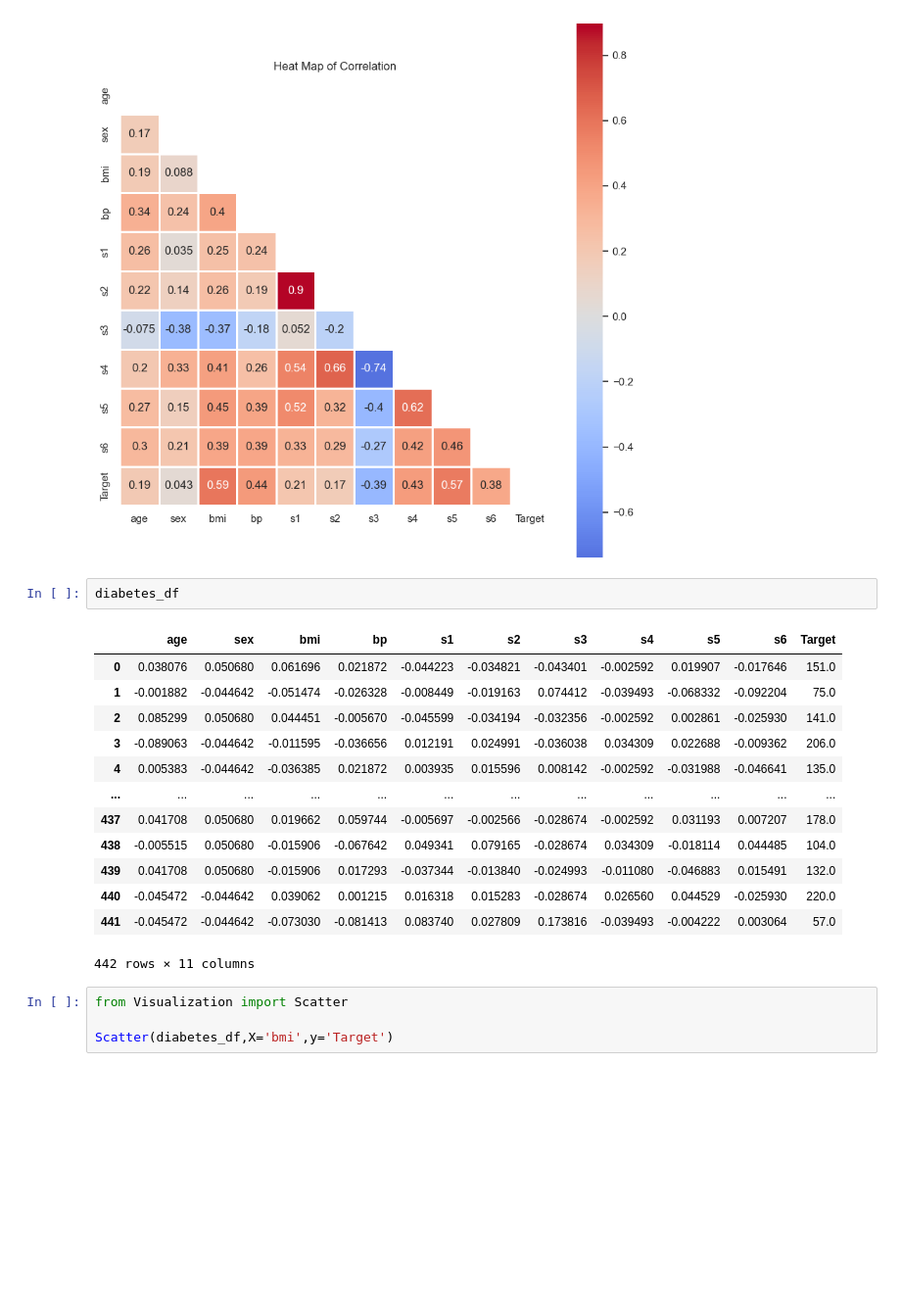
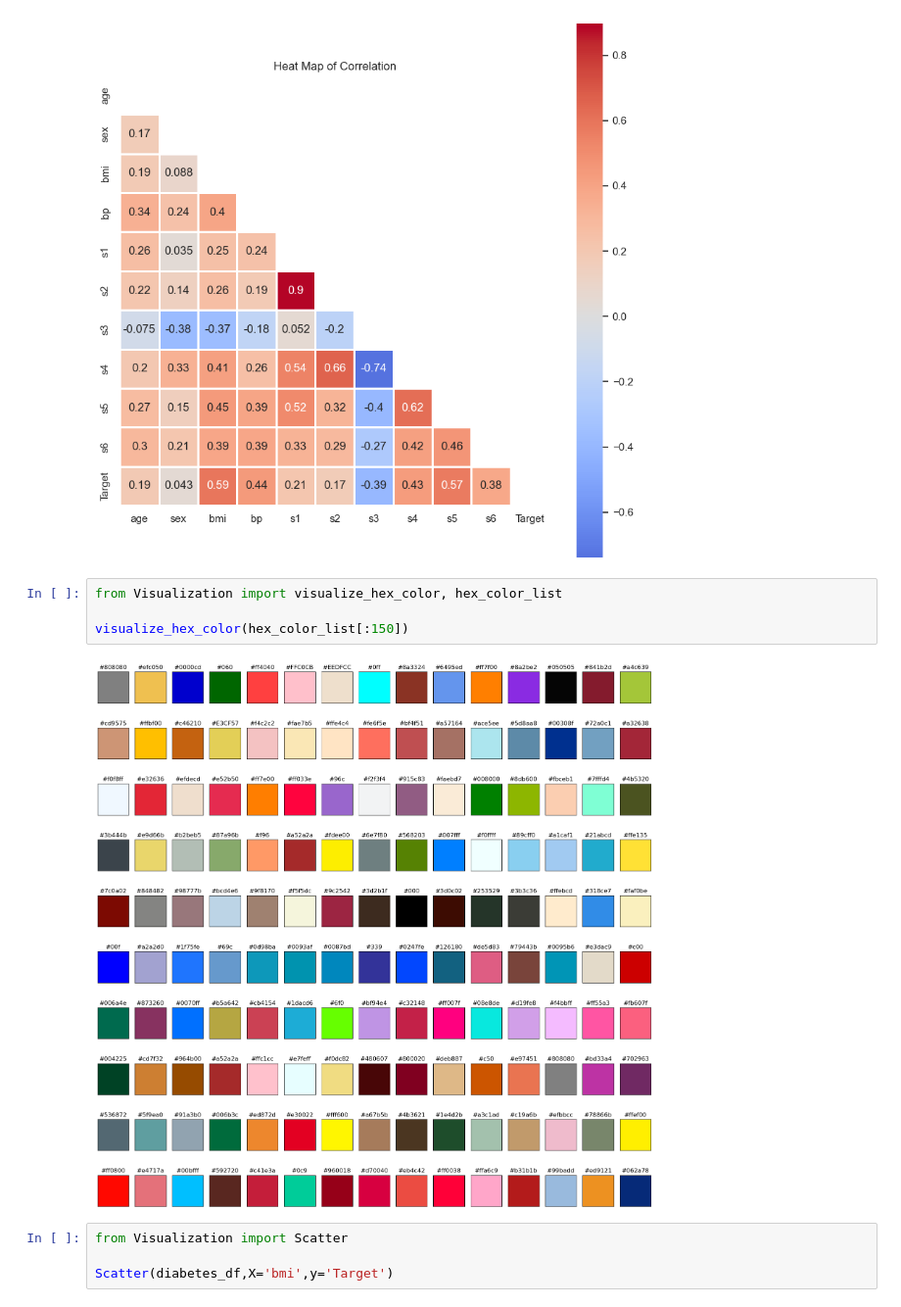
Before and after one commit to derek-dewald/Python_Tools, a Jupyter notebook: JupyterNotebooks/Function Examples.ipynb, the cells around one changed output. Shown at 98% size. Cells and saved outputs as stored; diff of their text form; blank space fills up the shorter version.

```diff
--- a/JupyterNotebooks/Function Examples.ipynb
+++ b/JupyterNotebooks/Function Examples.ipynb
@@ -689,21 +687,11 @@ Heatmap(diabetes_df)
 # %% [output]
 [figure]
 # %%
-diabetes_df
+from Visualization import visualize_hex_color, hex_color_list
+
+visualize_hex_color(hex_color_list[:150])
 # %% [output]
-|  | age | sex | bmi | bp | s1 | s2 | s3 | s4 | s5 | s6 | Target |
-| 0 | 0.038076 | 0.050680 | 0.061696 | 0.021872 | -0.044223 | -0.034821 | -0.043401 | -0.002592 | 0.019907 | -0.017646 | 151.0 |
-| 1 | -0.001882 | -0.044642 | -0.051474 | -0.026328 | -0.008449 | -0.019163 | 0.074412 | -0.039493 | -0.068332 | -0.092204 | 75.0 |
-| 2 | 0.085299 | 0.050680 | 0.044451 | -0.005670 | -0.045599 | -0.034194 | -0.032356 | -0.002592 | 0.002861 | -0.025930 | 141.0 |
-| 3 | -0.089063 | -0.044642 | -0.011595 | -0.036656 | 0.012191 | 0.024991 | -0.036038 | 0.034309 | 0.022688 | -0.009362 | 206.0 |
-| 4 | 0.005383 | -0.044642 | -0.036385 | 0.021872 | 0.003935 | 0.015596 | 0.008142 | -0.002592 | -0.031988 | -0.046641 | 135.0 |
-| ... | ... | ... | ... | ... | ... | ... | ... | ... | ... | ... | ... |
-| 437 | 0.041708 | 0.050680 | 0.019662 | 0.059744 | -0.005697 | -0.002566 | -0.028674 | -0.002592 | 0.031193 | 0.007207 | 178.0 |
-| 438 | -0.005515 | 0.050680 | -0.015906 | -0.067642 | 0.049341 | 0.079165 | -0.028674 | 0.034309 | -0.018114 | 0.044485 | 104.0 |
-| 439 | 0.041708 | 0.050680 | -0.015906 | 0.017293 | -0.037344 | -0.013840 | -0.024993 | -0.011080 | -0.046883 | 0.015491 | 132.0 |
-| 440 | -0.045472 | -0.044642 | 0.039062 | 0.001215 | 0.016318 | 0.015283 | -0.028674 | 0.026560 | 0.044529 | -0.025930 | 220.0 |
-| 441 | -0.045472 | -0.044642 | -0.073030 | -0.081413 | 0.083740 | 0.027809 | 0.173816 | -0.039493 | -0.004222 | 0.003064 | 57.0 |
-442 rows × 11 columns
+[figure, added]
 # %%
 from Visualization import Scatter
 
```
Also changed, not shown: parts of 6 cells of this notebook, 45 other files.
